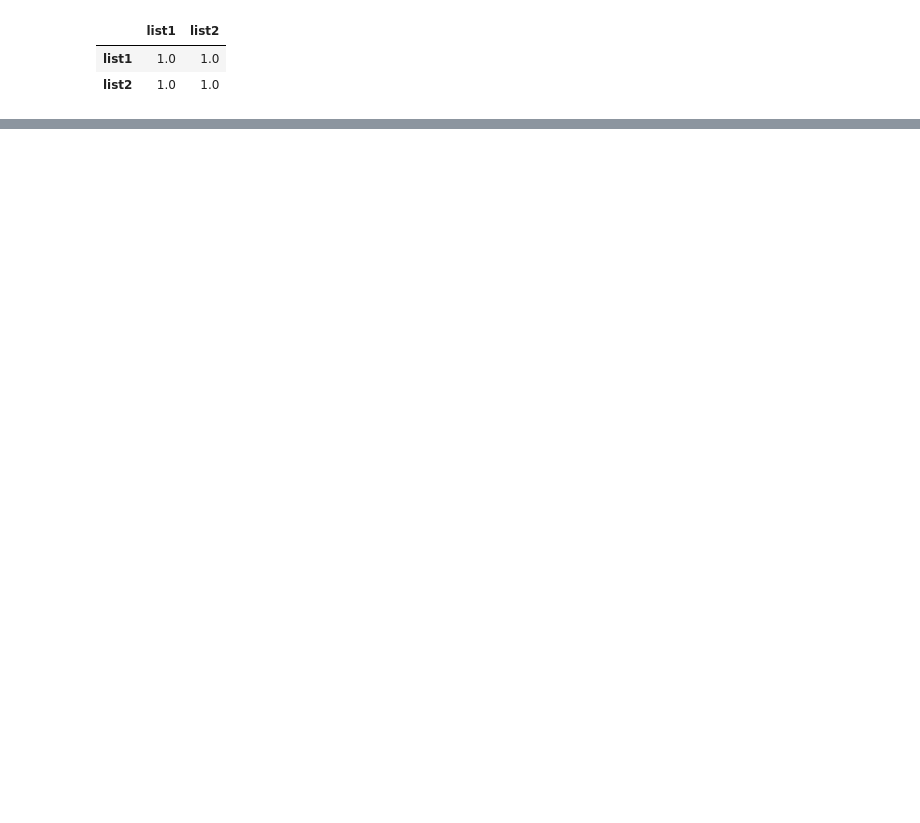
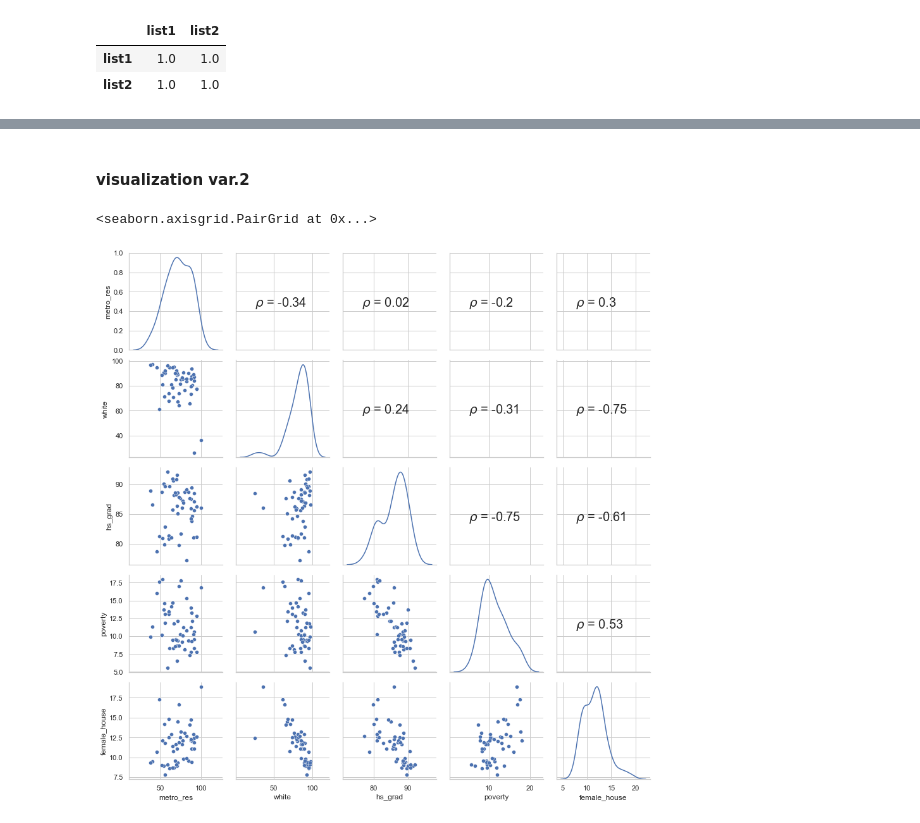
Before and after one commit to AleksTaube/Methods_of_statistical_analysis_on_Python, a Jupyter notebook: statistics_analysis_algorithm.ipynb, the cells around one changed output, grey strips where cells are left out. Drawn from its saved outputs; the diff is of its cells as text; code cells hidden in the pictures; blank space fills up the shorter version.

```diff
--- a/statistics_analysis_algorithm.ipynb
+++ b/statistics_analysis_algorithm.ipynb
@@ -764,0 +896,25 @@ sns.regplot(x = 'list1', y = 'list2', data = df)
+# %% [markdown]
+#### visualization var.2
+# %%
+import numpy as np
+import matplotlib.pyplot as plt
+import seaborn as sns
+
+# Function to calculate correlation coefficient between two arrays
+def corr(x, y, **kwargs):
+    # Calculate the value
+    coef = np.corrcoef(x, y)[0][1]
+    # Make the label
+    label = r'$\rho$ = ' + str(round(coef, 2))
+    # Add the label to the plot
+    ax = plt.gca()
+    ax.annotate(label, xy = (0.2, 0.45), size = 20, xycoords = ax.transAxes)
+
+g = sns.PairGrid(df, diag_sharey=False)
+# g.map_upper(sns.scatterplot)
+g.map_upper(corr)
+g.map_lower(sns.scatterplot)
+g.map_diag(sns.kdeplot)
+# %% [output]
+<seaborn.axisgrid.PairGrid at 0x...>
+[figure, added]
```
Also changed, not shown: parts of 61 cells of this notebook.
